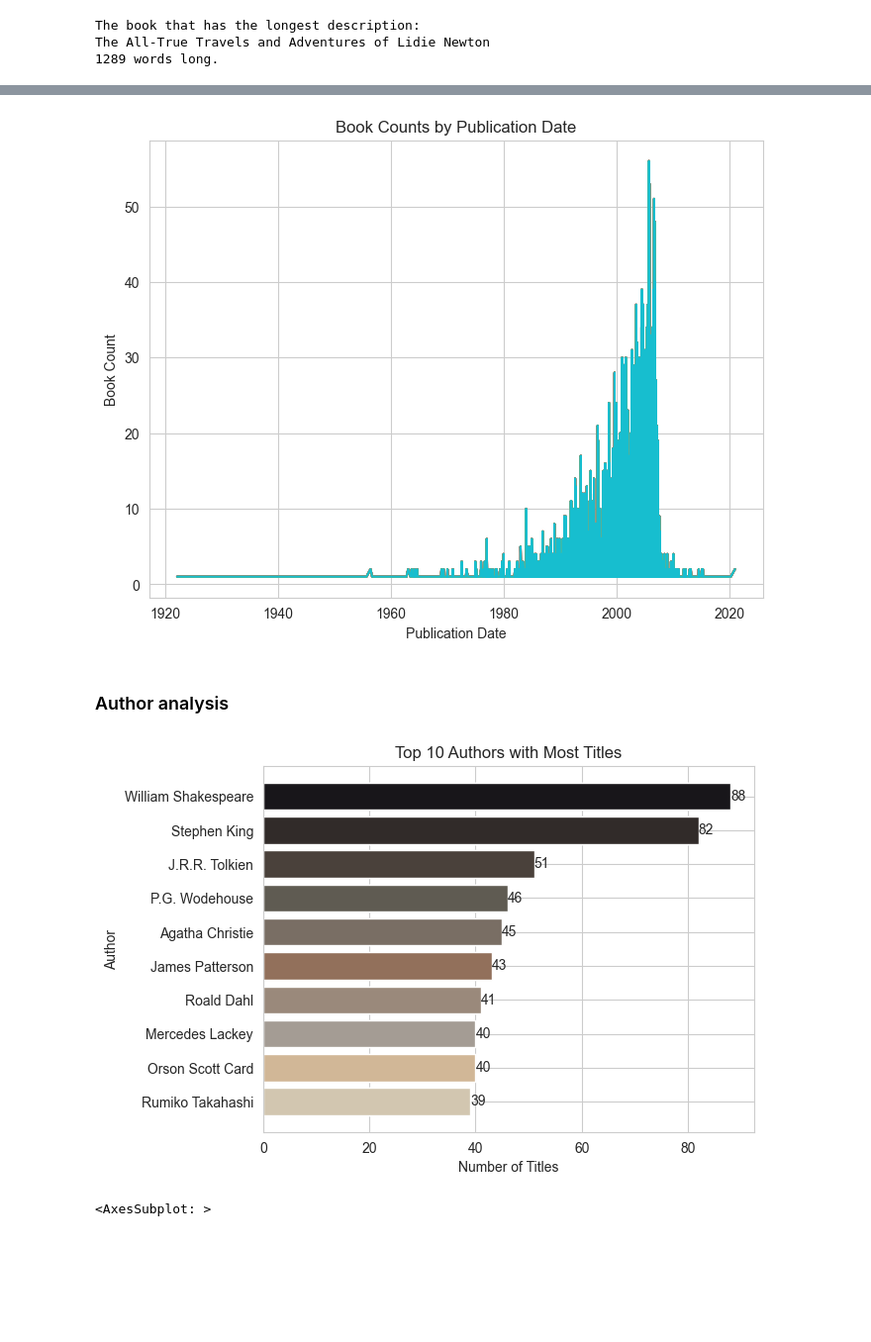
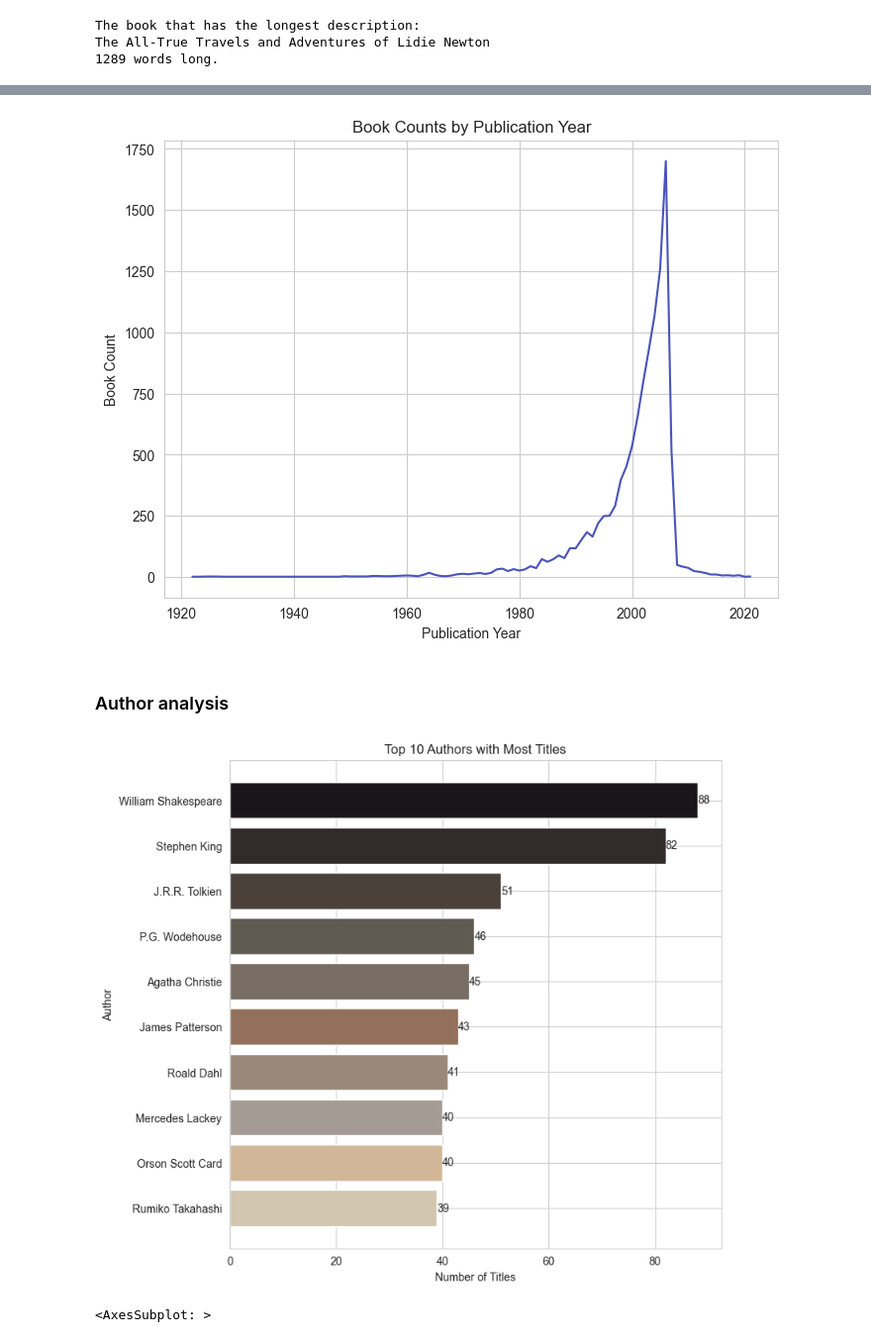
Before and after one commit to berkayersoy/Project6_Books, a Jupyter notebook: books_project.ipynb, the cells around one changed output, grey strips where cells are left out. Shown at 99% size. Saved outputs shown, nothing was run; the diff lists cells and outputs as text; code cells hidden in the pictures; blank space fills up the shorter version.

```diff
--- a/books_project.ipynb
+++ b/books_project.ipynb
@@ -10,7 +10,7 @@ warnings.filterwarnings("ignore")
 pd.set_option('display.max_columns', 25)
 pd.set_option('display.max_rows', 150)
 # %%
-df = pd.read_csv("books.csv", encoding="utf-8")
+df = pd.read_csv("books2.csv", encoding="utf-8")
 # %% [markdown]
 # DATA CLEANING
 # %%
@@ -351,3 +353,5 @@ with open('book_descriptions.pkl', 'rb') as f:
     print('dictionary loaded successfully to variable')
 # %% [output]
 dictionary loaded successfully to variable
+# %%
+df['description'] = df['bookID'].astype(str).map(book_descriptions)
@@ -469,37 +468,32 @@ https://gist.github.com/mwaskom/de44147ed2974457ad6372750bbe5751
 # %%
-counts_by_date = df.groupby('publication_date').count()
+counts_by_year = df.groupby(df['publication_date'].dt.year)['title'].count()
 
-# Create the line plot
 plt.figure(figsize=(8,6))
-plt.plot(counts_by_date.index, counts_by_date.values)
-
-# Set the x-axis label, y-axis label, and title of the plot
-plt.xlabel('Publication Date')
+plt.plot(counts_by_year.index, counts_by_year.values, color='#4a54bb')
+plt.xlabel('Publication Year')
 plt.ylabel('Book Count')
-plt.title('Book Counts by Publication Date')
-
-# Show the plot
+plt.title('Book Counts by Publication Year')
 plt.show()
 # %% [output]
-[figure, old version]
+[figure, new version]
 # %% [markdown]
 ### Author analysis
 # %%
 # group by author and count titles
+plt.figure(figsize=(8,8))
+
 top_authors = df.groupby('author')['title'].count().nlargest(10)[::-1]
-
-colors = ['#18161a', '#312b29', '#4a413b', '#5f5b52', '#796e64', '#92705b', '#9a897b', '#a49c94', '#d1b797', '#d2c6b0'][::-1]
 
 plt.title('Top 10 Authors with Most Titles')
 plt.bar_label(plt.barh(top_authors.index, top_authors.values),
               labels=top_authors.values,
               label_type='edge')
-plt.barh(top_authors.index, top_authors.values, color=colors)
+plt.barh(top_authors.index, top_authors.values, color=colors_brown[::-1])
 plt.xlabel('Number of Titles')
 plt.ylabel('Author')
 plt.show()
 # %% [output]
-[figure, old version]
+[figure, new version]
 # %%
 # Getting only numerical columns for heatmap.
 df_numeric = df.select_dtypes(include=np.number)
```
Also changed, not shown: parts of 11 cells of this notebook, 35 other files.
